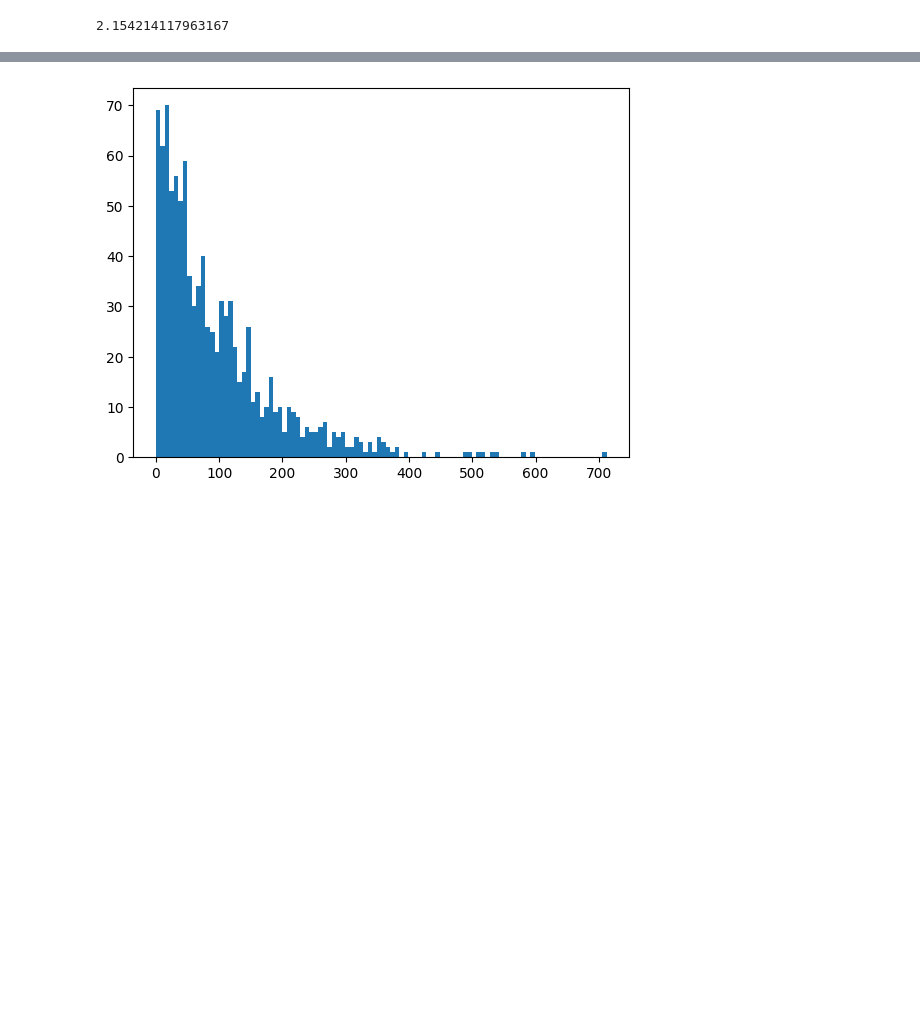
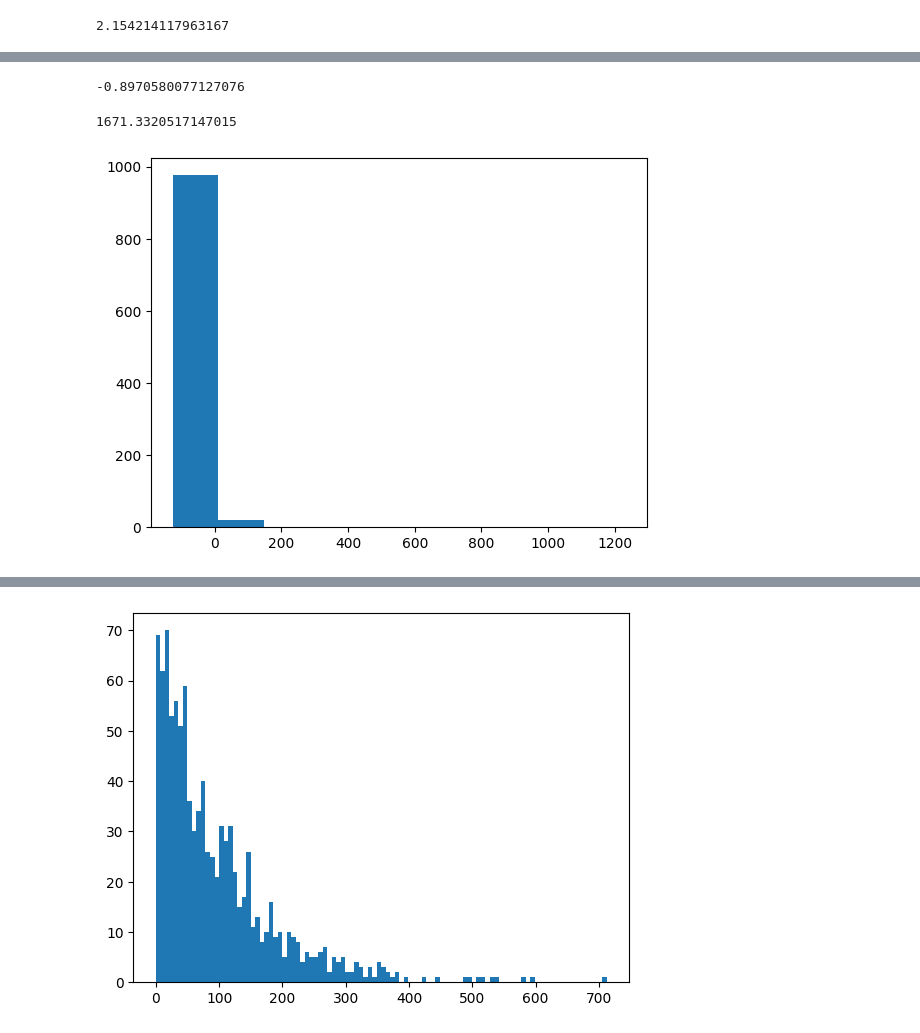
Before and after one commit to MartaPCastillo/Simulaci-n-I-, a Jupyter notebook: Generación_de_Variables_Aleatorias.ipynb, the cells around one changed output, grey strips where cells are left out. Saved outputs shown, nothing was run; the diff lists cells and outputs as text; code cells hidden in the pictures; blank space fills up the shorter version.

```diff
--- a/Generación_de_Variables_Aleatorias.ipynb
+++ b/Generación_de_Variables_Aleatorias.ipynb
@@ -540,0 +517,8 @@ plt.step(X,Y)
+# %%
+def hola(x_0=-2, gamma=1, n=20):
+    lista = []
+    for i in range(n):
+        u=random.random()
+        X=gamma*np.tan(np.pi*(u-(1/2)))+x_0
+        lista.append(X)
+    return lista
@@ -540,0 +527,17 @@ plt.step(X,Y)
+# %%
+G=hola(-2, 1,1000)
+print(G)
+# %%
+mu=np.mean(G)
+print(mu)
+# %% [output]
+-0.8970580077127076
+# %%
+sigma2=np.var(G)
+print(sigma2)
+# %% [output]
+1671.3320517147015
+# %%
+plt.hist(G)
+# %% [output]
+[figure, added]
```
Also changed, not shown: parts of 8 cells of this notebook.
